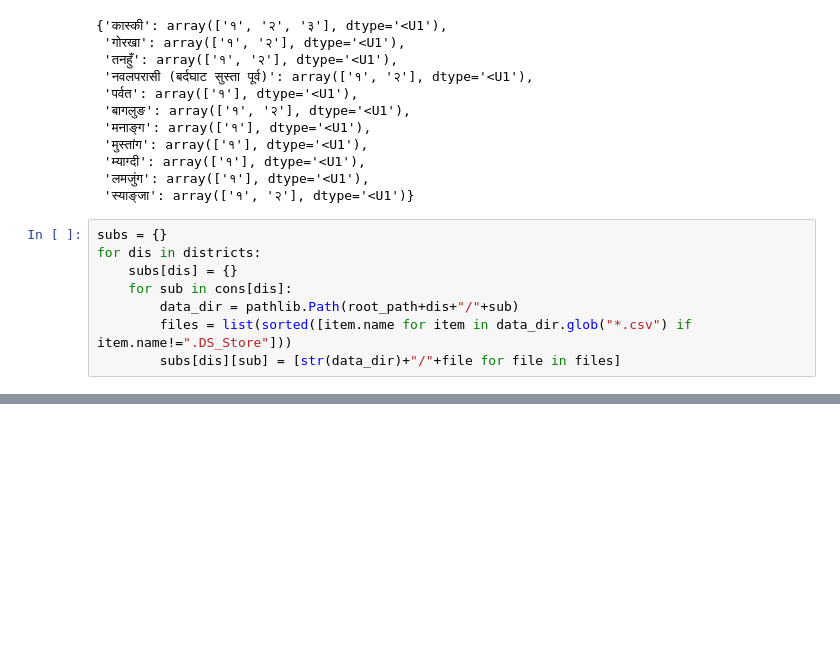
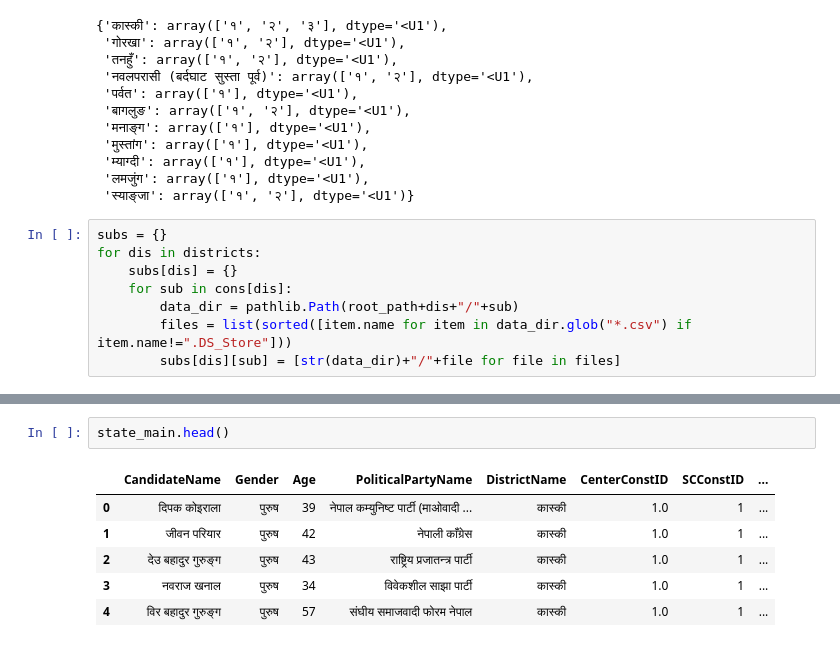
Before and after one commit to bimarshak7/datathon, a Jupyter notebook: Datathon.ipynb, the cells around one changed output, grey strips where cells are left out. Saved outputs shown, nothing was run; the diff lists cells and outputs as text; blank space fills up the shorter version.

```diff
--- a/Datathon.ipynb
+++ b/Datathon.ipynb
@@ -256,0 +307,9 @@ for dis in districts:
+# %%
+state_main.head()
+# %% [output]
+|  | CandidateName | Gender | Age | PoliticalPartyName | DistrictName | CenterConstID | SCConstID | ... |
+| 0 | दिपक कोइराला | पुरुष | 39 | नेपाल कम्युनिष्ट पार्टी (माओवादी ... | कास्की | 1.0 | 1 | ... |
+| 1 | जीवन परियार | पुरुष | 42 | नेपाली काँग्रेस | कास्की | 1.0 | 1 | ... |
+| 2 | देउ बहादुर गुरुङ्ग | पुरुष | 43 | राष्ट्रिय प्रजातन्त्र पार्टी | कास्की | 1.0 | 1 | ... |
+| 3 | नवराज खनाल | पुरुष | 34 | विवेकशील साझा पार्टी | कास्की | 1.0 | 1 | ... |
+| 4 | विर बहादुर गुरुङ्ग | पुरुष | 57 | संघीय समाजवादी फोरम नेपाल | कास्की | 1.0 | 1 | ... |
```
Also changed, not shown: parts of 7 cells of this notebook.
